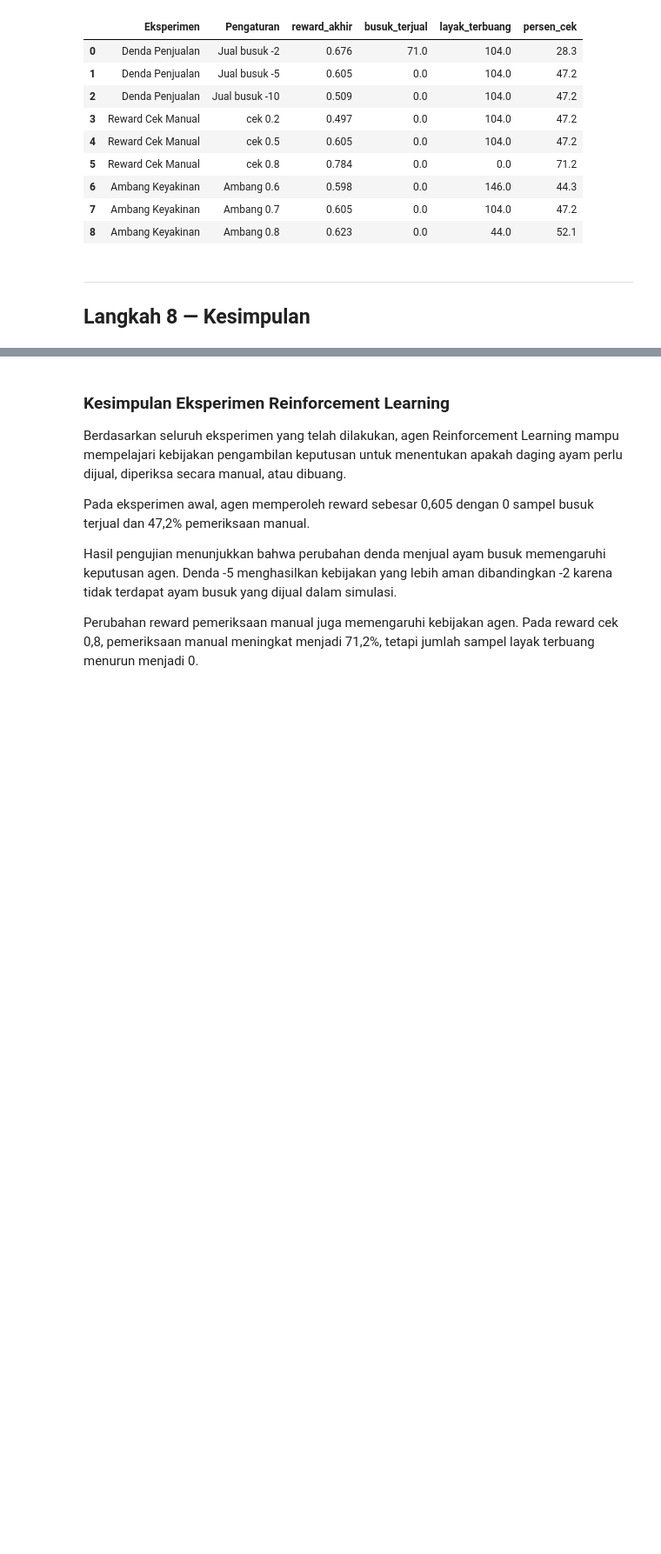
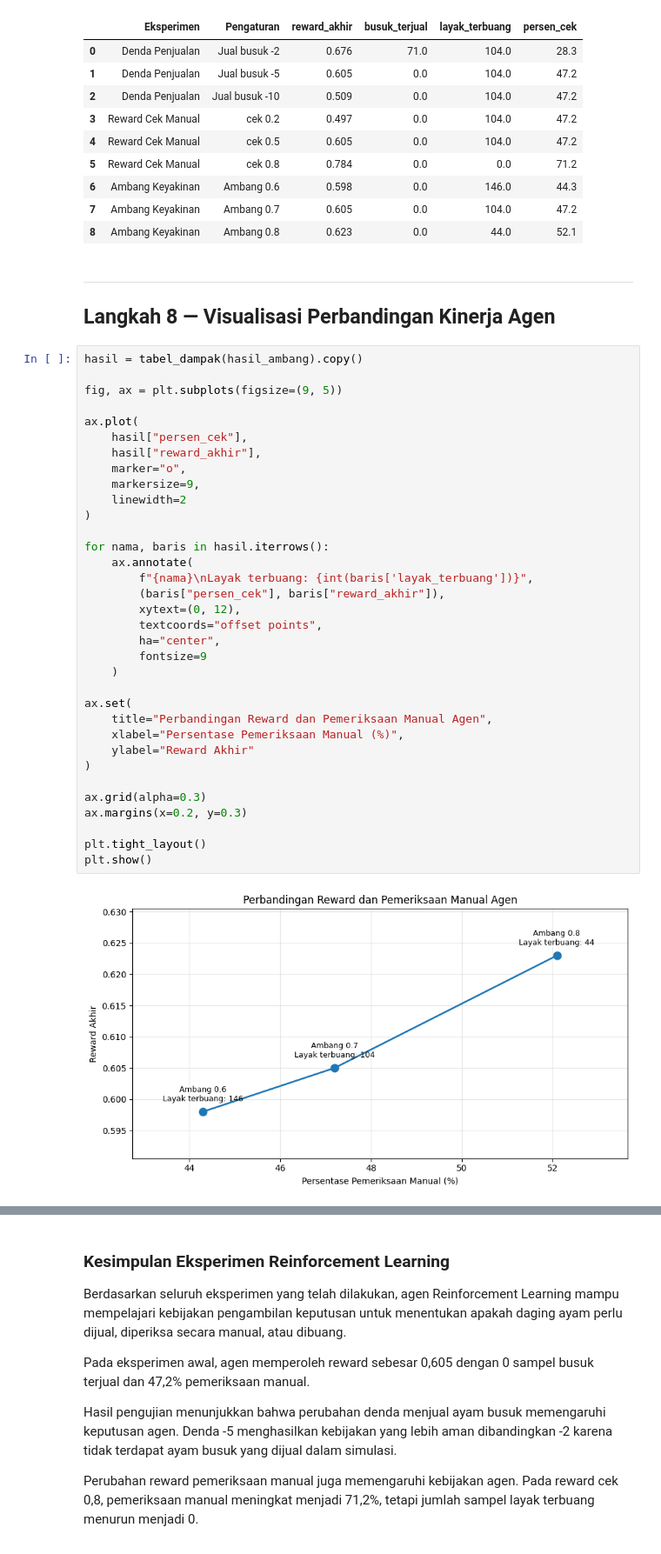
Before and after one commit to MuhammadErlanggaKurniawan/ets-ml2-kelompok, a Jupyter notebook: notebooks/eksperimen_rijal_rl.ipynb, the cells around one changed output, grey strips where cells are left out. Shown at 87% size. Saved outputs shown, nothing was run; the diff lists cells and outputs as text; blank space fills up the shorter version.

Commit message:
visualisasi perbandingan reward dan kinerja agen RL

```diff
--- a/notebooks/eksperimen_rijal_rl.ipynb
+++ b/notebooks/eksperimen_rijal_rl.ipynb
@@ -560,4 +560,40 @@ display(rekap_rl)
 | 8 | Ambang Keyakinan | Ambang 0.8 | 0.623 | 0.0 | 44.0 | 52.1 |
 # %% [markdown]
 ---
-## Langkah 8 — Kesimpulan
+## Langkah 8 — Visualisasi Perbandingan Kinerja Agen
+# %%
+hasil = tabel_dampak(hasil_ambang).copy()
+
+fig, ax = plt.subplots(figsize=(9, 5))
+
+ax.plot(
+    hasil["persen_cek"],
+    hasil["reward_akhir"],
+    marker="o",
+    markersize=9,
+    linewidth=2
+)
+
+for nama, baris in hasil.iterrows():
+    ax.annotate(
+        f"{nama}\nLayak terbuang: {int(baris['layak_terbuang'])}",
+        (baris["persen_cek"], baris["reward_akhir"]),
+        xytext=(0, 12),
+        textcoords="offset points",
+        ha="center",
+        fontsize=9
+    )
+
+ax.set(
+    title="Perbandingan Reward dan Pemeriksaan Manual Agen",
+    xlabel="Persentase Pemeriksaan Manual (%)",
+    ylabel="Reward Akhir"
+)
+
+ax.grid(alpha=0.3)
+ax.margins(x=0.2, y=0.3)
+
+plt.tight_layout()
+plt.show()
+# %% [output]
+[figure, added]
```
Also changed, not shown: parts of 2 cells of this notebook.
